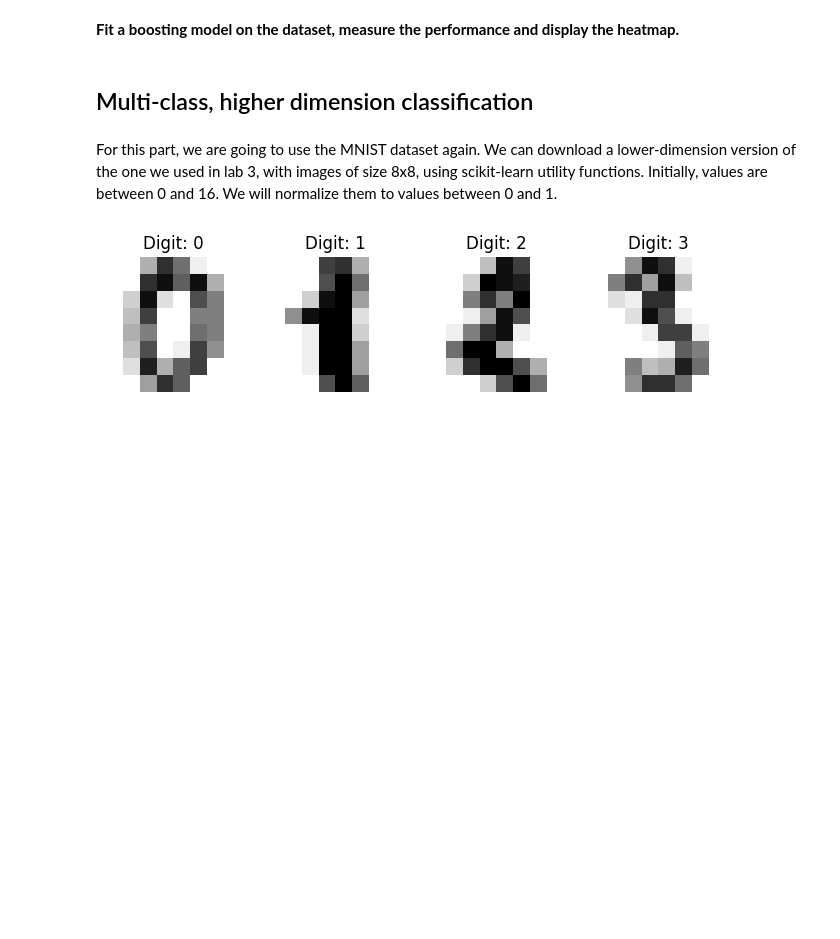
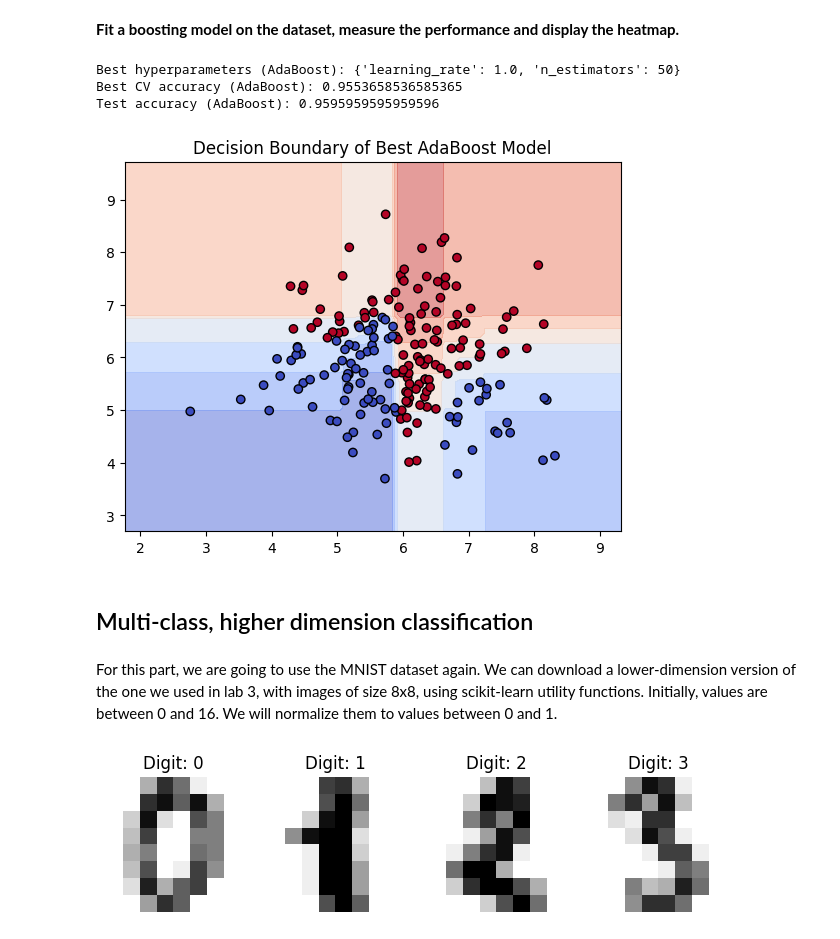
Before and after one commit to audreybvt/ML, a Jupyter notebook: Lab 6 - Classifiers final edition.ipynb, the cells around one changed output. Saved outputs shown, nothing was run; the diff lists cells and outputs as text; code cells hidden in the pictures; blank space fills up the shorter version.

```diff
--- a/Lab 6 - Classifiers final edition.ipynb
+++ b/Lab 6 - Classifiers final edition.ipynb
@@ -99,5 +99,65 @@ plt.show()
 # %% [markdown]
 **Fit a boosting model on the dataset, measure the performance and display the heatmap.**
+# %%
+from sklearn.ensemble import AdaBoostClassifier
+from sklearn.model_selection import GridSearchCV
+from sklearn.metrics import accuracy_score
+from sklearn.inspection import DecisionBoundaryDisplay
+import matplotlib.pyplot as plt
+import numpy as np
+
+# We have seen in the lecture 2 boosting method, adaboost and gradient boosting
+#Here we will use adaboost
+#here the classifier that is used for the adaboost as a week learner is a decision tree
+#indeed it is said in the doc
+#"estimatorobject, default=None
+#The base estimator from which the boosted ensemble is built.
+# If None, then the base estimator is DecisionTreeClassifier initialized with max_depth=1."
+
+
+adaboost_hyperparameters = {
+    'n_estimators': [50, 100, 200], #this is the number of "weak learners"
+    'learning_rate': [0.01, 0.1, 1.0] #this is the weight applied to each weak learner
+}
+
+adaboost = AdaBoostClassifier()
+
+#and then we do the same as usual
+grid_search_ada = GridSearchCV(
+    estimator=adaboost,
+    param_grid=adaboost_hyperparameters,
+    cv=5,
+    scoring='accuracy'
+)
+
+grid_search_ada.fit(X_train, y_train)
+
+print("Best hyperparameters (AdaBoost):", grid_search_ada.best_params_)
+print("Best CV accuracy (AdaBoost):", grid_search_ada.best_score_)
+
+best_ada = grid_search_ada.best_estimator_
+y_pred_ada = best_ada.predict(X_test)
+#we print the score
+test_acc_ada = accuracy_score(y_test, y_pred_ada)
+
+print("Test accuracy (AdaBoost):", test_acc_ada)
+
+# We display the heatmap
+disp = DecisionBoundaryDisplay.from_estimator(
+    best_ada,
+    X_train,
+    response_method="predict_proba",
+    cmap=plt.cm.coolwarm,
+    alpha=0.5
+)
+disp.ax_.scatter(X_train[:, 0], X_train[:, 1], c=y_train, cmap=plt.cm.coolwarm, edgecolor="k")
+plt.title("Decision Boundary of Best AdaBoost Model")
+plt.show()
+# %% [output]
+Best hyperparameters (AdaBoost): {'learning_rate': 1.0, 'n_estimators': 50}
+Best CV accuracy (AdaBoost): 0.9553658536585365
+Test accuracy (AdaBoost): 0.9595959595959596
+[figure, added]
 # %% [markdown]
 ## Multi-class, higher dimension classification
 # %% [markdown]
```
Also changed, not shown: parts of 2 cells of this notebook.
